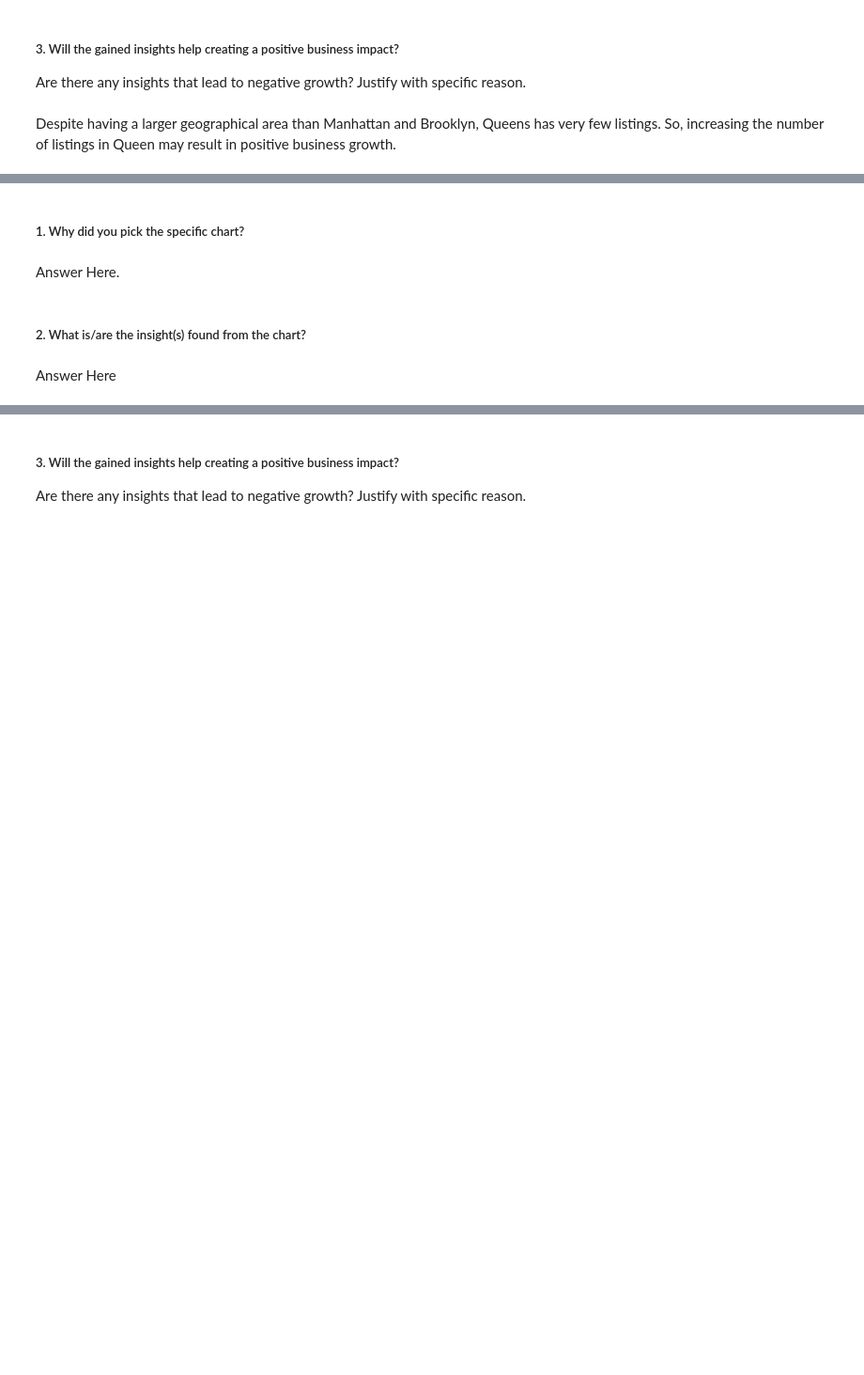
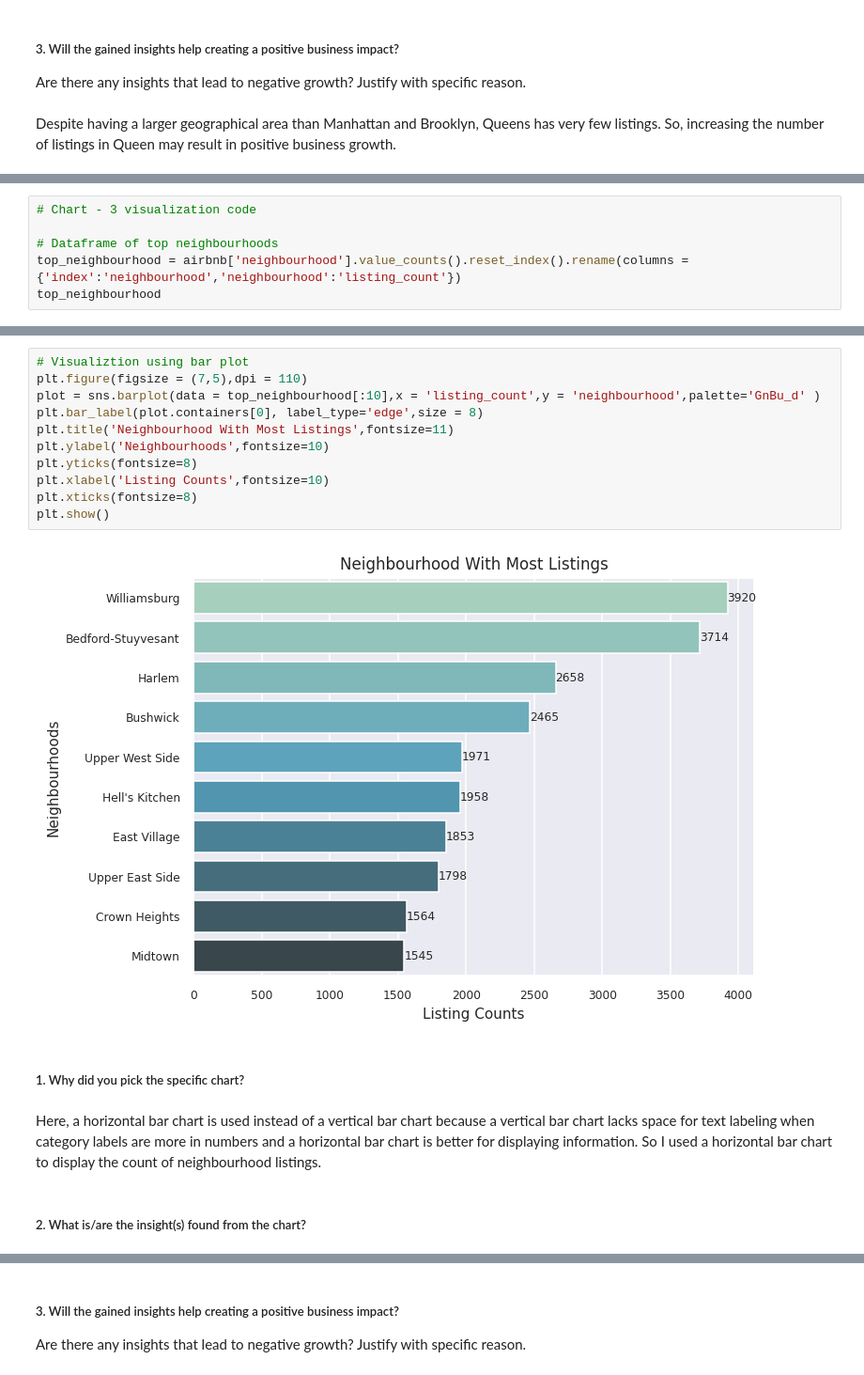
Before and after one commit to abhijain1216/Airbnb-Bookings-Analysis-EDA, a Jupyter notebook: Airbnb_Bookings_Analysis_EDA.ipynb, the cells around one changed output, grey strips where cells are left out. Shown: that part at 94% size. Drawn from its saved outputs; the diff is of its cells as text; blank space fills up the shorter version.

```diff
--- a/Airbnb_Bookings_Analysis_EDA.ipynb
+++ b/Airbnb_Bookings_Analysis_EDA.ipynb
@@ -437,0 +438,6 @@ Despite having a larger geographical area than Manhattan and Brooklyn, Queens ha
+# %%
+# Chart - 3 visualization code
+
+# Dataframe of top neighbourhoods
+top_neighbourhood = airbnb['neighbourhood'].value_counts().reset_index().rename(columns = {'index':'neighbourhood','neighbourhood':'listing_count'})
+top_neighbourhood
@@ -438,8 +458,19 @@ Despite having a larger geographical area than Manhattan and Brooklyn, Queens ha
+# %%
+# Visualiztion using bar plot
+plt.figure(figsize = (7,5),dpi = 110)
+plot = sns.barplot(data = top_neighbourhood[:10],x = 'listing_count',y = 'neighbourhood',palette='GnBu_d' )
+plt.bar_label(plot.containers[0], label_type='edge',size = 8)
+plt.title('Neighbourhood With Most Listings',fontsize=11)
+plt.ylabel('Neighbourhoods',fontsize=10)
+plt.yticks(fontsize=8)
+plt.xlabel('Listing Counts',fontsize=10)
+plt.xticks(fontsize=8)
+plt.show()
+# %% [output]
+[figure, added]
 # %% [markdown]
 ##### 1. Why did you pick the specific chart?
-# %% [markdown]
-Answer Here.
+# %% [markdown]
+Here, a horizontal bar chart is used instead of a vertical bar chart because a vertical bar chart lacks space for text labeling when category labels are more in numbers and a horizontal bar chart is better for displaying information. So I used a horizontal bar chart to display the count of neighbourhood listings.
 # %% [markdown]
 ##### 2. What is/are the insight(s) found from the chart?
-# %% [markdown]
-Answer Here
```
Also changed, not shown: parts of 57 cells of this notebook.
